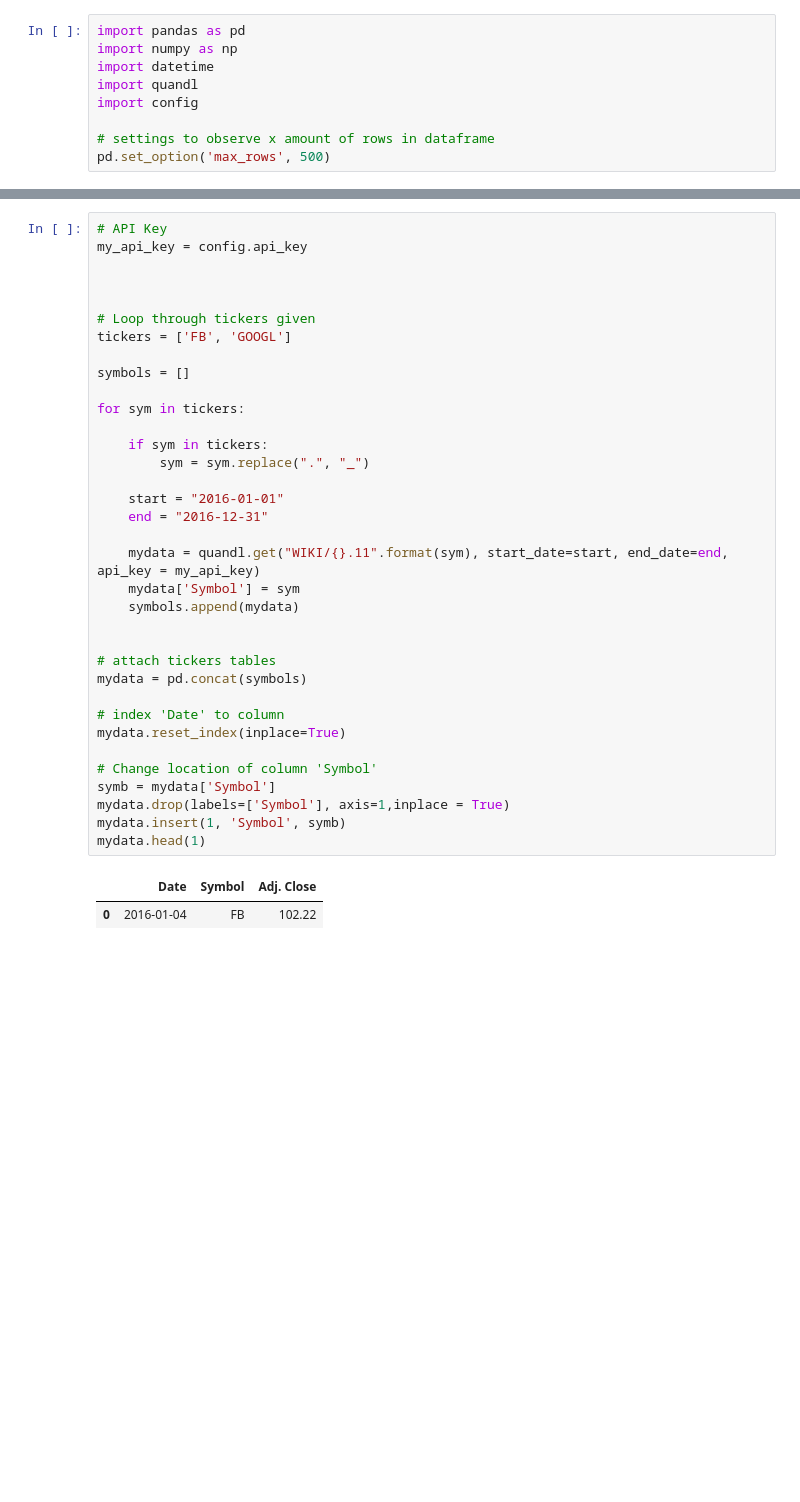
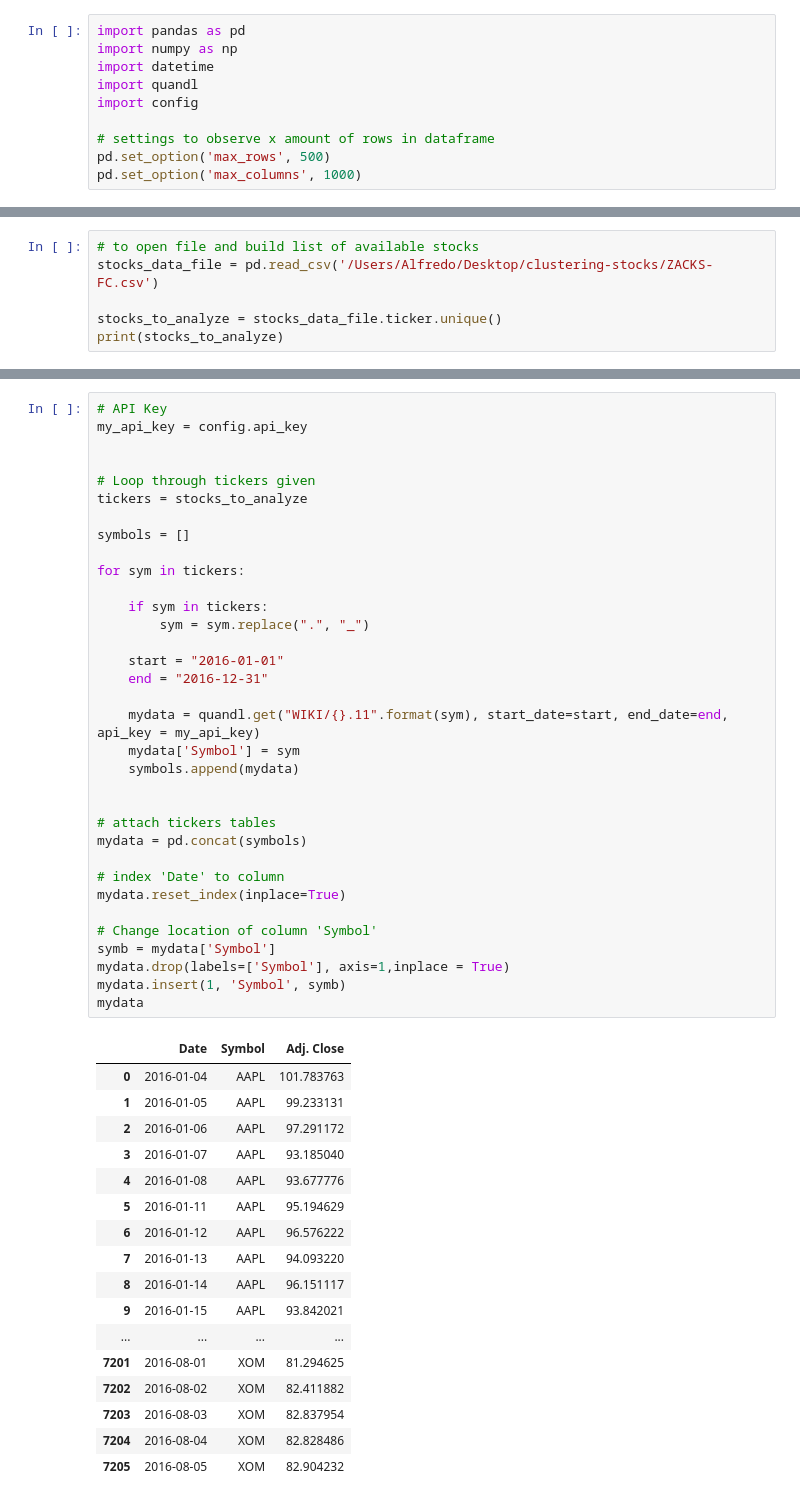
Before and after one commit to AlfredMtz/clustering-stocks, a Jupyter notebook: Diversification-System-Project.ipynb, the cells around one changed output, grey strips where cells are left out. Saved outputs shown, nothing was run; the diff lists cells and outputs as text; blank space fills up the shorter version.

```diff
--- a/Diversification-System-Project.ipynb
+++ b/Diversification-System-Project.ipynb
@@ -7,3 +7,4 @@ import config
 
 # settings to observe x amount of rows in dataframe
 pd.set_option('max_rows', 500)
+pd.set_option('max_columns', 1000)
@@ -15,0 +11,6 @@ sp500 = sp500['Ticker symbol'].tolist()
+# %%
+# to open file and build list of available stocks
+stocks_data_file = pd.read_csv('/Users/Alfredo/Desktop/clustering-stocks/ZACKS-FC.csv')
+
+stocks_to_analyze = stocks_data_file.ticker.unique()
+print(stocks_to_analyze)
@@ -18,36 +23,50 @@ sp500 = sp500['Ticker symbol'].tolist()
 my_api_key = config.api_key
 
 
-
 # Loop through tickers given
-tickers = ['FB', 'GOOGL']
+tickers = stocks_to_analyze
 
 symbols = []
 
 for sym in tickers:
 
     if sym in tickers:
         sym = sym.replace(".", "_")
 
     start = "2016-01-01"
     end = "2016-12-31"
 
     mydata = quandl.get("WIKI/{}.11".format(sym), start_date=start, end_date=end, api_key = my_api_key)
     mydata['Symbol'] = sym
     symbols.append(mydata)
 
 
 # attach tickers tables
 mydata = pd.concat(symbols)
 
 # index 'Date' to column
 mydata.reset_index(inplace=True)
 
 # Change location of column 'Symbol'
 symb = mydata['Symbol']
 mydata.drop(labels=['Symbol'], axis=1,inplace = True)
 mydata.insert(1, 'Symbol', symb)
-mydata.head(1)
+mydata
 # %% [output]
 |  | Date | Symbol | Adj. Close |
-| 0 | 2016-01-04 | FB | 102.22 |
+| 0 | 2016-01-04 | AAPL | 101.783763 |
+| 1 | 2016-01-05 | AAPL | 99.233131 |
+| 2 | 2016-01-06 | AAPL | 97.291172 |
+| 3 | 2016-01-07 | AAPL | 93.185040 |
+| 4 | 2016-01-08 | AAPL | 93.677776 |
+| 5 | 2016-01-11 | AAPL | 95.194629 |
+| 6 | 2016-01-12 | AAPL | 96.576222 |
+| 7 | 2016-01-13 | AAPL | 94.093220 |
+| 8 | 2016-01-14 | AAPL | 96.151117 |
+| 9 | 2016-01-15 | AAPL | 93.842021 |
+| ... | ... | ... | ... |
+| 7201 | 2016-08-01 | XOM | 81.294625 |
+| 7202 | 2016-08-02 | XOM | 82.411882 |
+| 7203 | 2016-08-03 | XOM | 82.837954 |
+| 7204 | 2016-08-04 | XOM | 82.828486 |
+| 7205 | 2016-08-05 | XOM | 82.904232 |
```
Also changed, not shown: parts of 8 cells of this notebook.
